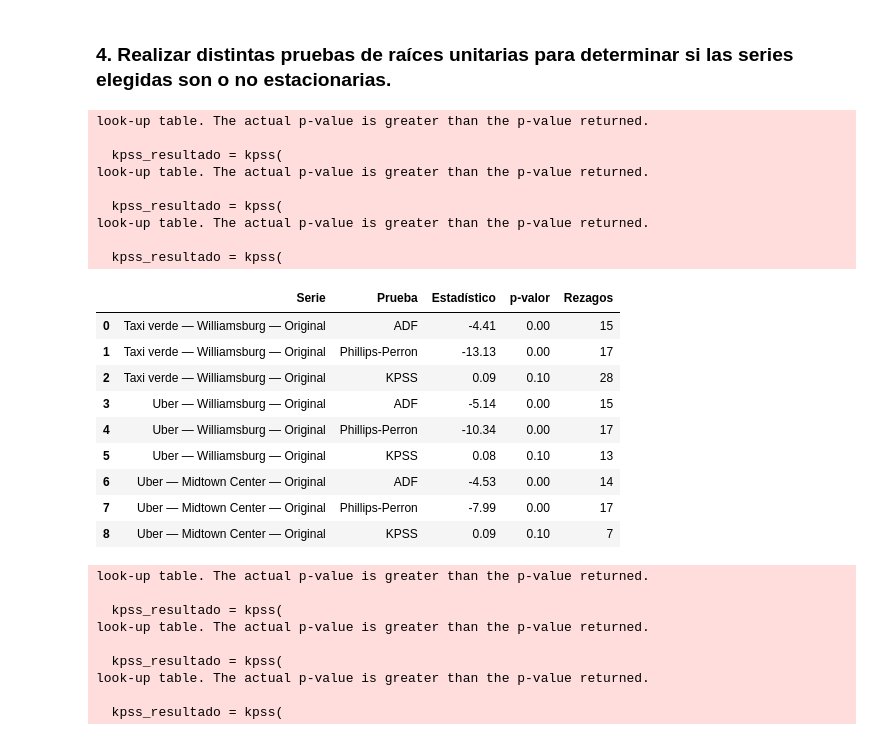
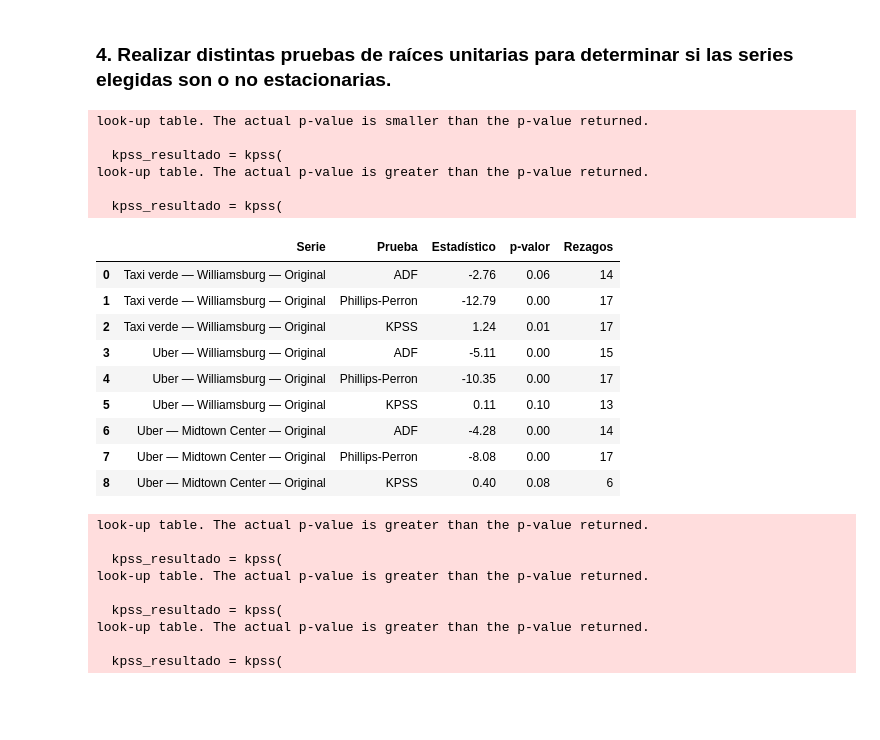
Before and after one commit to patriciasandagorda/AST, a Jupyter notebook: TP1_Series_Temporales_VPS.ipynb, the cells around one changed output. Saved outputs shown, nothing was run; the diff lists cells and outputs as text; code cells hidden in the pictures; blank space fills up the shorter version.

```diff
--- a/TP1_Series_Temporales_VPS.ipynb
+++ b/TP1_Series_Temporales_VPS.ipynb
@@ -70,3 +69,4 @@ plt.rcParams['grid.alpha'] = 0.3
 # %%
 DATA_PATH = DATA_DIR / 'ingresos_diarios.csv'
 df = pd.read_csv(DATA_PATH, index_col=0, parse_dates=True)
+df = df.asfreq('D')
@@ -319,43 +342,40 @@ def pruebas_raiz_unitaria(
 # %%
 # Aplicación a series originales
 resultados_originales = []
 
 for columna, titulo in titulos.items():
 
     resultado = pruebas_raiz_unitaria(
         serie=df[columna],
         nombre=f'{titulo} — Original',
-        especificacion='ct'
+        especificacion='c'
     )
 
     resultados_originales.append(resultado)
 
 tabla_originales = pd.concat(
     resultados_originales,
     ignore_index=True
 )
 
 tabla_originales
 # %% [output]
-look-up table. The actual p-value is greater than the p-value returned.
+look-up table. The actual p-value is smaller than the p-value returned.
 
   kpss_resultado = kpss(
 look-up table. The actual p-value is greater than the p-value returned.
 
   kpss_resultado = kpss(
-look-up table. The actual p-value is greater than the p-value returned.
-
-  kpss_resultado = kpss(
 |  | Serie | Prueba | Estadístico | p-valor | Rezagos |
-| 0 | Taxi verde — Williamsburg — Original | ADF | -4.41 | 0.00 | 15 |
-| 1 | Taxi verde — Williamsburg — Original | Phillips-Perron | -13.13 | 0.00 | 17 |
-| 2 | Taxi verde — Williamsburg — Original | KPSS | 0.09 | 0.10 | 28 |
-| 3 | Uber — Williamsburg — Original | ADF | -5.14 | 0.00 | 15 |
-| 4 | Uber — Williamsburg — Original | Phillips-Perron | -10.34 | 0.00 | 17 |
-| 5 | Uber — Williamsburg — Original | KPSS | 0.08 | 0.10 | 13 |
-| 6 | Uber — Midtown Center — Original | ADF | -4.53 | 0.00 | 14 |
-| 7 | Uber — Midtown Center — Original | Phillips-Perron | -7.99 | 0.00 | 17 |
-| 8 | Uber — Midtown Center — Original | KPSS | 0.09 | 0.10 | 7 |
+| 0 | Taxi verde — Williamsburg — Original | ADF | -2.76 | 0.06 | 14 |
+| 1 | Taxi verde — Williamsburg — Original | Phillips-Perron | -12.79 | 0.00 | 17 |
+| 2 | Taxi verde — Williamsburg — Original | KPSS | 1.24 | 0.01 | 17 |
+| 3 | Uber — Williamsburg — Original | ADF | -5.11 | 0.00 | 15 |
+| 4 | Uber — Williamsburg — Original | Phillips-Perron | -10.35 | 0.00 | 17 |
+| 5 | Uber — Williamsburg — Original | KPSS | 0.11 | 0.10 | 13 |
+| 6 | Uber — Midtown Center — Original | ADF | -4.28 | 0.00 | 14 |
+| 7 | Uber — Midtown Center — Original | Phillips-Perron | -8.08 | 0.00 | 17 |
+| 8 | Uber — Midtown Center — Original | KPSS | 0.40 | 0.08 | 6 |
 # %%
 # Aplicación a series con diferenciación
 resultados_estacionales = []
```
Also changed, not shown: parts of 18 cells of this notebook.
